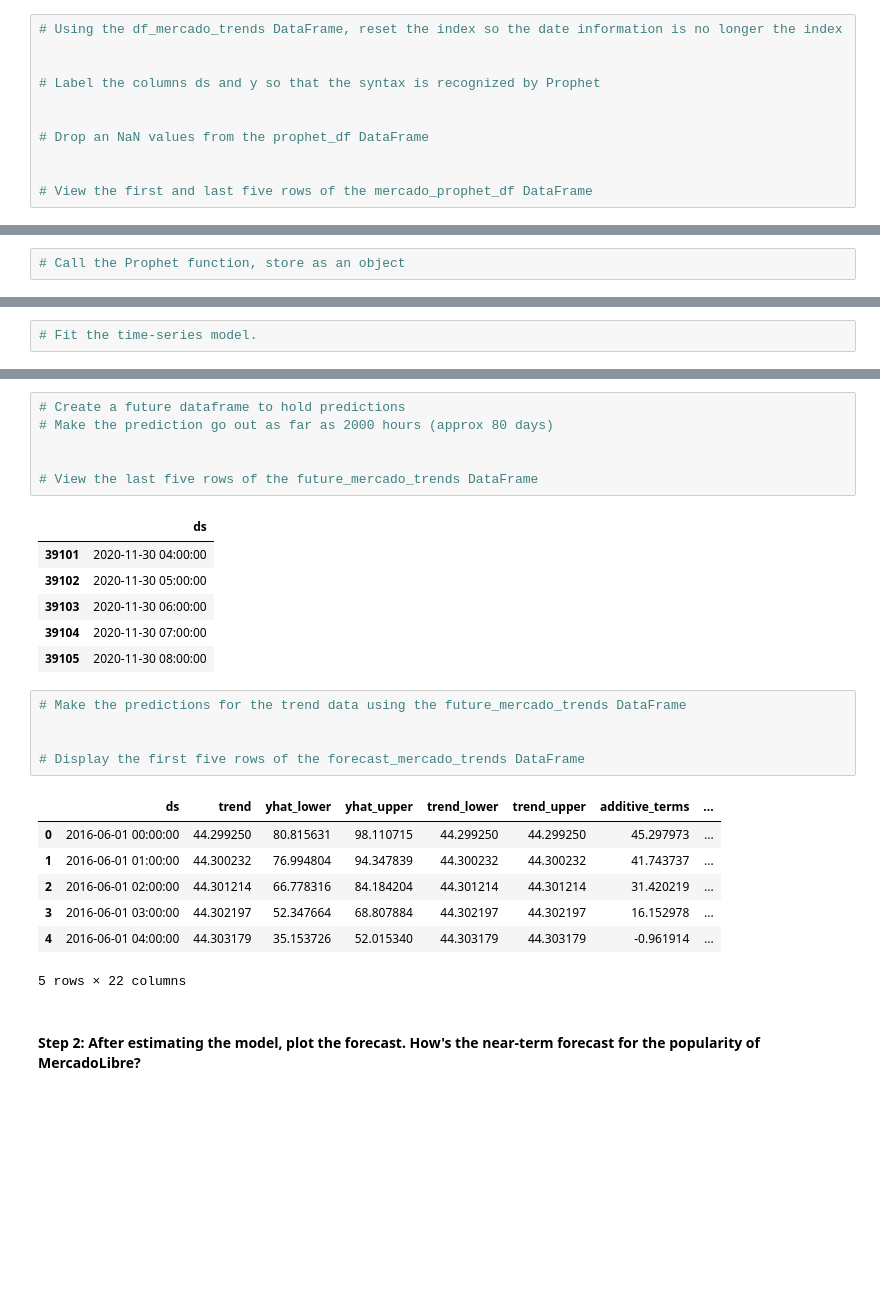
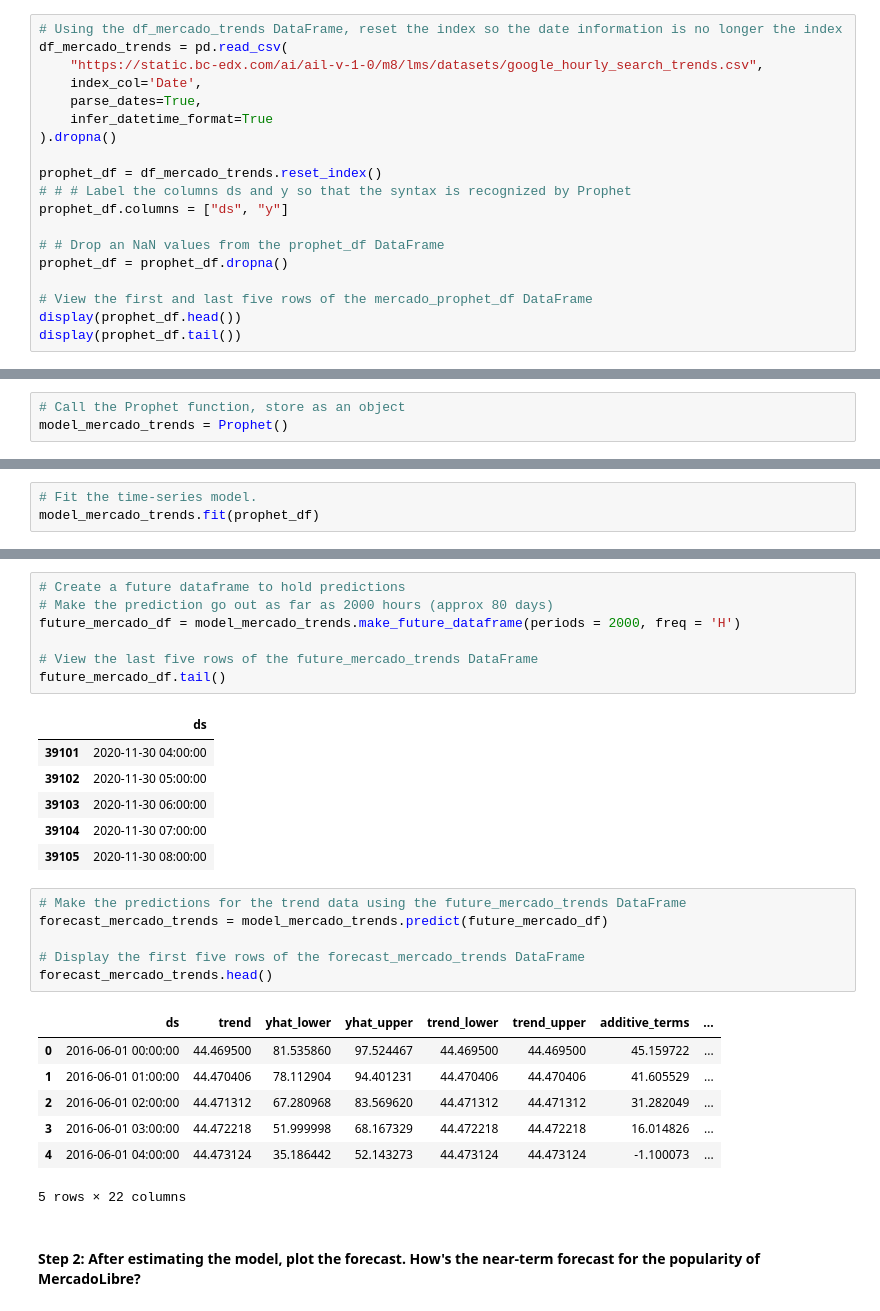
Before and after one commit to tawlee/prophet-challenge, a Jupyter notebook: forecasting_net_prophet.ipynb, the cells around one changed output, grey strips where cells are left out. Drawn from its saved outputs; the diff is of its cells as text; blank space fills up the shorter version.

```diff
--- a/forecasting_net_prophet.ipynb
+++ b/forecasting_net_prophet.ipynb
@@ -346,15 +394,23 @@ Now, you need to produce a time series model that analyzes and forecasts pattern
 #### Step 1: Set up the Google search data for a Prophet forecasting model.
 # %%
 # Using the df_mercado_trends DataFrame, reset the index so the date information is no longer the index
+df_mercado_trends = pd.read_csv(
+    "https://static.bc-edx.com/ai/ail-v-1-0/m8/lms/datasets/google_hourly_search_trends.csv",
+    index_col='Date',
+    parse_dates=True,
+    infer_datetime_format=True
+).dropna()
 
+prophet_df = df_mercado_trends.reset_index()
+# # # Label the columns ds and y so that the syntax is recognized by Prophet
+prophet_df.columns = ["ds", "y"]
 
-# Label the columns ds and y so that the syntax is recognized by Prophet
-
-
-# Drop an NaN values from the prophet_df DataFrame
-
+# # Drop an NaN values from the prophet_df DataFrame
+prophet_df = prophet_df.dropna()
 
 # View the first and last five rows of the mercado_prophet_df DataFrame
+display(prophet_df.head())
+display(prophet_df.tail())
 # %% [output]
 |  | ds | y |
 | 0 | 2016-06-01 00:00:00 | 97 |
@@ -370,3 +426,4 @@ Now, you need to produce a time series model that analyzes and forecasts pattern
 | 37105 | 2020-09-08 00:00:00 | 96 |
 # %%
 # Call the Prophet function, store as an object
+model_mercado_trends = Prophet()
@@ -375,3 +430,4 @@ Now, you need to produce a time series model that analyzes and forecasts pattern
 # %%
 # Fit the time-series model.
+model_mercado_trends.fit(prophet_df)
 # %% [output]
@@ -381,9 +444,10 @@ Now, you need to produce a time series model that analyzes and forecasts pattern
 # %%
 # Create a future dataframe to hold predictions
 # Make the prediction go out as far as 2000 hours (approx 80 days)
-
+future_mercado_df = model_mercado_trends.make_future_dataframe(periods = 2000, freq = 'H')
 
 # View the last five rows of the future_mercado_trends DataFrame
+future_mercado_df.tail()
 # %% [output]
 |  | ds |
 | 39101 | 2020-11-30 04:00:00 |
@@ -393,16 +457,17 @@ Now, you need to produce a time series model that analyzes and forecasts pattern
 | 39105 | 2020-11-30 08:00:00 |
 # %%
 # Make the predictions for the trend data using the future_mercado_trends DataFrame
-
+forecast_mercado_trends = model_mercado_trends.predict(future_mercado_df)
 
 # Display the first five rows of the forecast_mercado_trends DataFrame
+forecast_mercado_trends.head()
 # %% [output]
 |  | ds | trend | yhat_lower | yhat_upper | trend_lower | trend_upper | additive_terms | ... |
-| 0 | 2016-06-01 00:00:00 | 44.299250 | 80.815631 | 98.110715 | 44.299250 | 44.299250 | 45.297973 | ... |
-| 1 | 2016-06-01 01:00:00 | 44.300232 | 76.994804 | 94.347839 | 44.300232 | 44.300232 | 41.743737 | ... |
-| 2 | 2016-06-01 02:00:00 | 44.301214 | 66.778316 | 84.184204 | 44.301214 | 44.301214 | 31.420219 | ... |
-| 3 | 2016-06-01 03:00:00 | 44.302197 | 52.347664 | 68.807884 | 44.302197 | 44.302197 | 16.152978 | ... |
-| 4 | 2016-06-01 04:00:00 | 44.303179 | 35.153726 | 52.015340 | 44.303179 | 44.303179 | -0.961914 | ... |
+| 0 | 2016-06-01 00:00:00 | 44.469500 | 81.535860 | 97.524467 | 44.469500 | 44.469500 | 45.159722 | ... |
+| 1 | 2016-06-01 01:00:00 | 44.470406 | 78.112904 | 94.401231 | 44.470406 | 44.470406 | 41.605529 | ... |
+| 2 | 2016-06-01 02:00:00 | 44.471312 | 67.280968 | 83.569620 | 44.471312 | 44.471312 | 31.282049 | ... |
+| 3 | 2016-06-01 03:00:00 | 44.472218 | 51.999998 | 68.167329 | 44.472218 | 44.472218 | 16.014826 | ... |
+| 4 | 2016-06-01 04:00:00 | 44.473124 | 35.186442 | 52.143273 | 44.473124 | 44.473124 | -1.100073 | ... |
 5 rows × 22 columns
 # %% [markdown]
 #### Step 2: After estimating the model, plot the forecast. How's the near-term forecast for the popularity of MercadoLibre?
```
Also changed, not shown: parts of 26 cells of this notebook, 1 other file.
